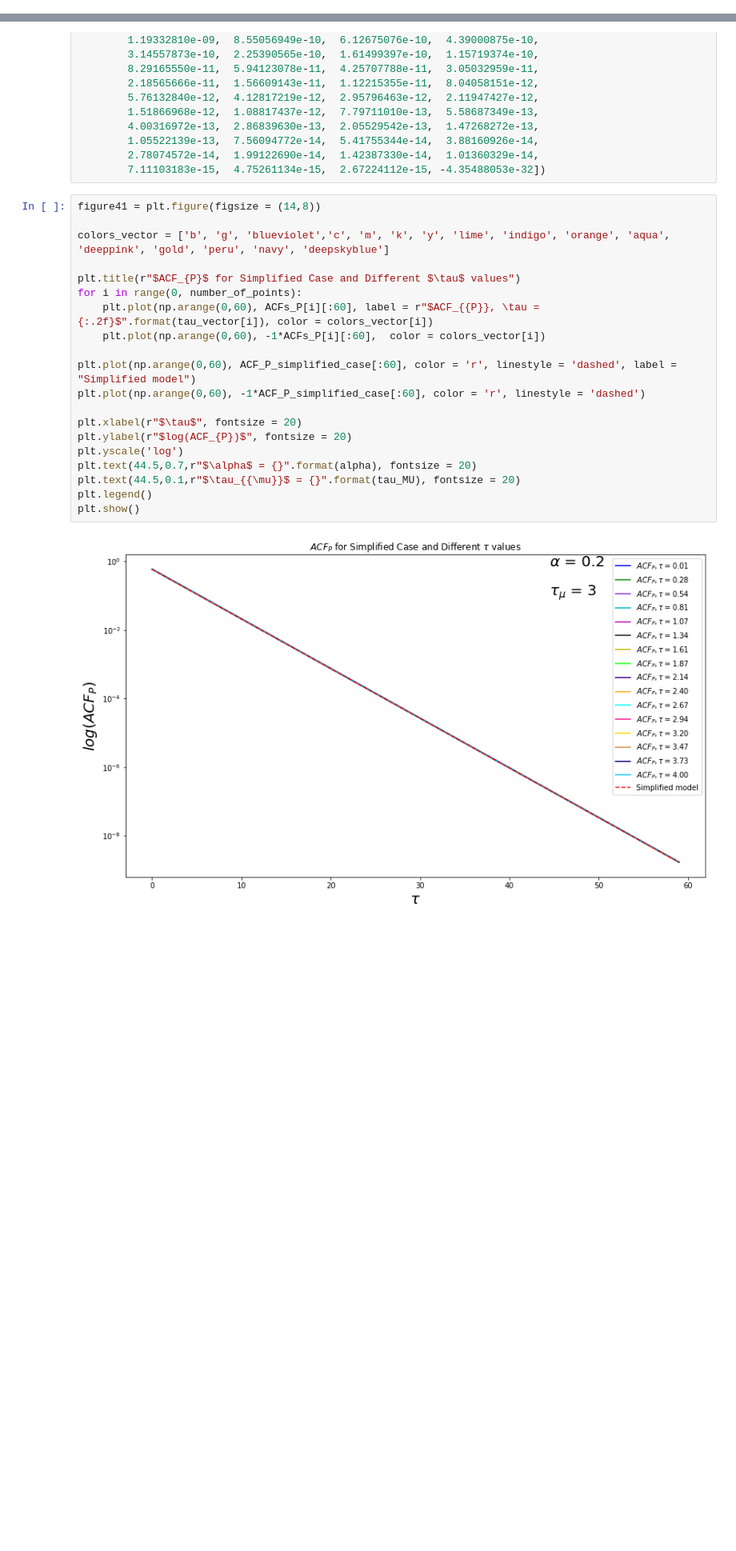
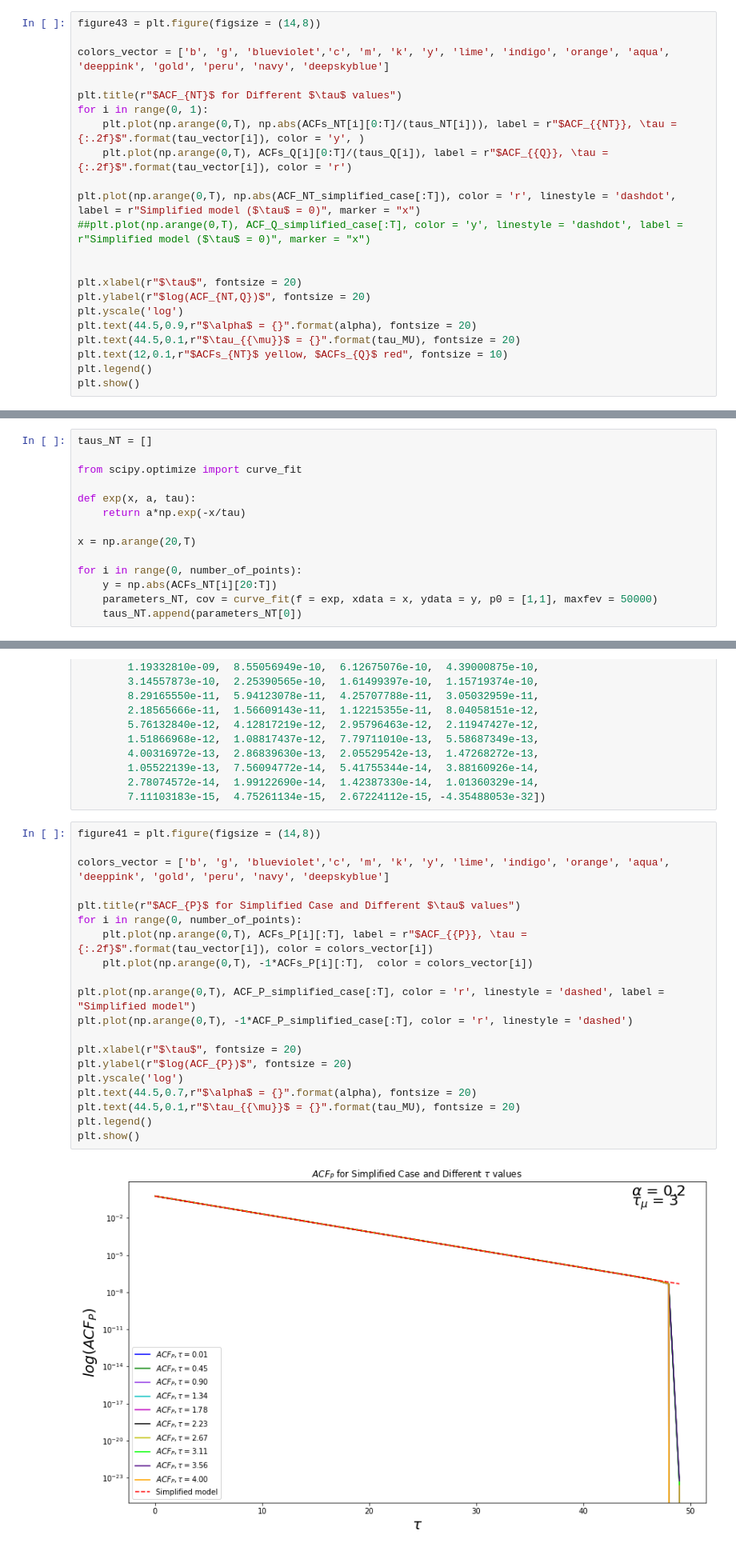
Before and after one commit to felipemoret77/EconophysiX_Internship, a Jupyter notebook: A_Rational_Noise_Trader_Within_A_Kyle_Setup_Full_Utility_3_Seeds_EconophysiX.ipynb, the cells around one changed output, grey strips where cells are left out. Shown at 80% size. Saved outputs shown, nothing was run; the diff lists cells and outputs as text; blank space fills up the shorter version.

```diff
--- a/A_Rational_Noise_Trader_Within_A_Kyle_Setup_Full_Utility_3_Seeds_EconophysiX.ipynb
+++ b/A_Rational_Noise_Trader_Within_A_Kyle_Setup_Full_Utility_3_Seeds_EconophysiX.ipynb
@@ -3159,0 +3345,22 @@ plt.show()
+# %%
+figure43 = plt.figure(figsize = (14,8))
+
+colors_vector = ['b', 'g', 'blueviolet','c', 'm', 'k', 'y', 'lime', 'indigo', 'orange', 'aqua', 'deeppink', 'gold', 'peru', 'navy', 'deepskyblue']
+
+plt.title(r"$ACF_{NT}$ for Different $\tau$ values")
+for i in range(0, 1):
+    plt.plot(np.arange(0,T), np.abs(ACFs_NT[i][0:T]/(taus_NT[i])), label = r"$ACF_{{NT}}, \tau = {:.2f}$".format(tau_vector[i]), color = 'y', )
+    plt.plot(np.arange(0,T), ACFs_Q[i][0:T]/(taus_Q[i]), label = r"$ACF_{{Q}}, \tau = {:.2f}$".format(tau_vector[i]), color = 'r')
+
+plt.plot(np.arange(0,T), np.abs(ACF_NT_simplified_case[:T]), color = 'r', linestyle = 'dashdot', label = r"Simplified model ($\tau$ = 0)", marker = "x")
+##plt.plot(np.arange(0,T), ACF_Q_simplified_case[:T], color = 'y', linestyle = 'dashdot', label = r"Simplified model ($\tau$ = 0)", marker = "x")
+
+
+plt.xlabel(r"$\tau$", fontsize = 20)
+plt.ylabel(r"$log(ACF_{NT,Q})$", fontsize = 20)
+plt.yscale('log')
+plt.text(44.5,0.9,r"$\alpha$ = {}".format(alpha), fontsize = 20)
+plt.text(44.5,0.1,r"$\tau_{{\mu}}$ = {}".format(tau_MU), fontsize = 20)
+plt.text(12,0.1,r"$ACFs_{NT}$ yellow, $ACFs_{Q}$ red", fontsize = 10)
+plt.legend()
+plt.show()
@@ -3159,0 +3391,14 @@ plt.show()
+# %%
+taus_NT = []
+
+from scipy.optimize import curve_fit
+
+def exp(x, a, tau):
+    return a*np.exp(-x/tau)
+
+x = np.arange(20,T)
+
+for i in range(0, number_of_points):
+    y = np.abs(ACFs_NT[i][20:T])
+    parameters_NT, cov = curve_fit(f = exp, xdata = x, ydata = y, p0 = [1,1], maxfev = 50000)
+    taus_NT.append(parameters_NT[0])
@@ -3188,22 +3446,22 @@ ACF_P_simplified_case = np.array([ 5.78961262e-01,  4.14843872e-01,  2.97248623e
 # %%
 figure41 = plt.figure(figsize = (14,8))
 
 colors_vector = ['b', 'g', 'blueviolet','c', 'm', 'k', 'y', 'lime', 'indigo', 'orange', 'aqua', 'deeppink', 'gold', 'peru', 'navy', 'deepskyblue']
 
 plt.title(r"$ACF_{P}$ for Simplified Case and Different $\tau$ values")
 for i in range(0, number_of_points):
-    plt.plot(np.arange(0,60), ACFs_P[i][:60], label = r"$ACF_{{P}}, \tau = {:.2f}$".format(tau_vector[i]), color = colors_vector[i])
-    plt.plot(np.arange(0,60), -1*ACFs_P[i][:60],  color = colors_vector[i])
+    plt.plot(np.arange(0,T), ACFs_P[i][:T], label = r"$ACF_{{P}}, \tau = {:.2f}$".format(tau_vector[i]), color = colors_vector[i])
+    plt.plot(np.arange(0,T), -1*ACFs_P[i][:T],  color = colors_vector[i])
 
-plt.plot(np.arange(0,60), ACF_P_simplified_case[:60], color = 'r', linestyle = 'dashed', label = "Simplified model")
-plt.plot(np.arange(0,60), -1*ACF_P_simplified_case[:60], color = 'r', linestyle = 'dashed')
+plt.plot(np.arange(0,T), ACF_P_simplified_case[:T], color = 'r', linestyle = 'dashed', label = "Simplified model")
+plt.plot(np.arange(0,T), -1*ACF_P_simplified_case[:T], color = 'r', linestyle = 'dashed')
 
 plt.xlabel(r"$\tau$", fontsize = 20)
 plt.ylabel(r"$log(ACF_{P})$", fontsize = 20)
 plt.yscale('log')
 plt.text(44.5,0.7,r"$\alpha$ = {}".format(alpha), fontsize = 20)
 plt.text(44.5,0.1,r"$\tau_{{\mu}}$ = {}".format(tau_MU), fontsize = 20)
 plt.legend()
 plt.show()
 # %% [output]
-[figure, old version]
+[figure, new version]
```
Also changed, not shown: parts of 116 cells of this notebook.
